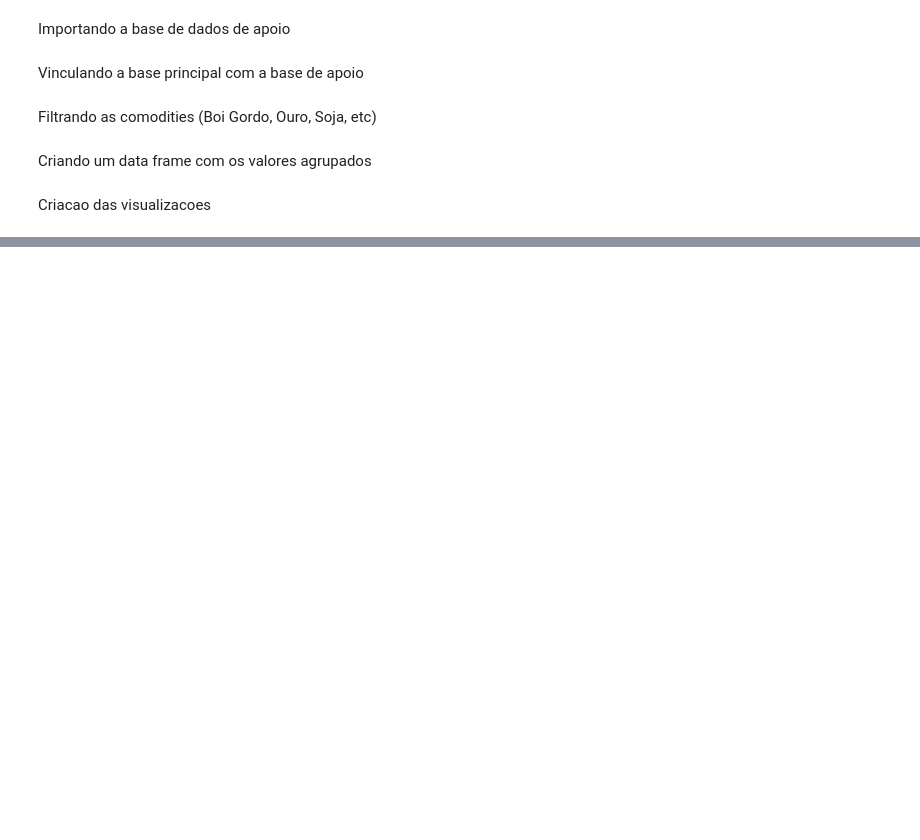
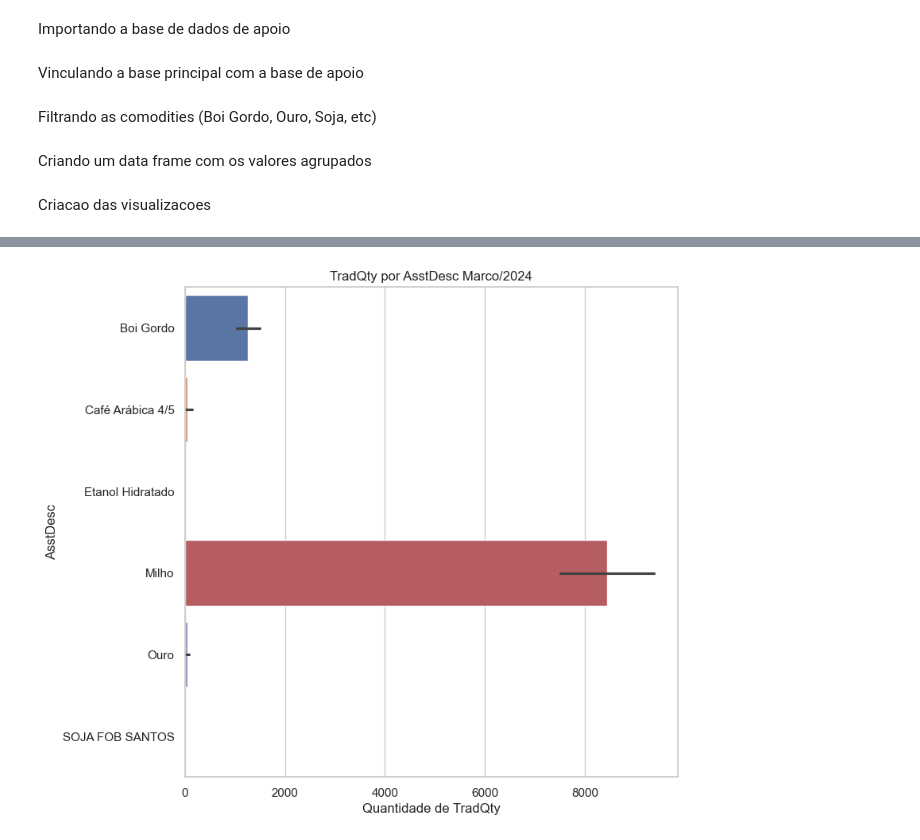
Before and after one commit to pcmassonjr/ProjetoAplicado, a Jupyter notebook: Aplicação/Projeto Aplicado - B3.ipynb, the cells around one changed output, grey strips where cells are left out. Cells and saved outputs as stored; diff of their text form; code cells hidden in the pictures; blank space fills up the shorter version.

```diff
--- a/Aplicação/Projeto Aplicado - B3.ipynb
+++ b/Aplicação/Projeto Aplicado - B3.ipynb
@@ -90,0 +84,12 @@ sns.lineplot(data=Base_Agrupada, x='Dia', y='MinPric', hue='AsstDesc')
+# %%
+plt.figure(figsize=(8, 8))
+sns.set(style="whitegrid")
+sns.barplot(x='TradQty', y='AsstDesc', data=Base_Agrupada, hue='AsstDesc', legend=False)
+
+plt.title('TradQty por AsstDesc Marco/2024')
+plt.xlabel('Quantidade de TradQty')
+plt.ylabel('AsstDesc')
+
+plt.show()
+# %% [output]
+[figure, added]
```
Also changed, not shown: parts of 7 cells of this notebook.
